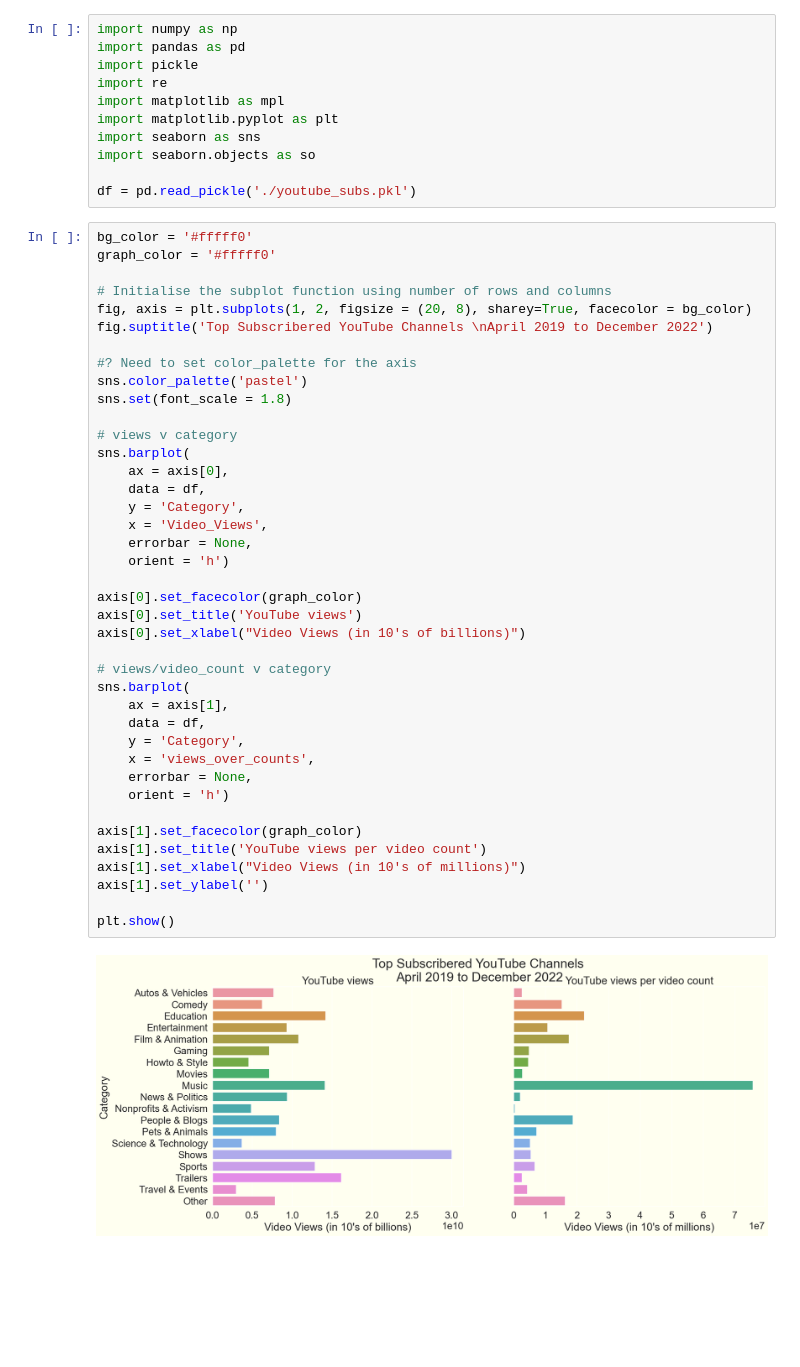
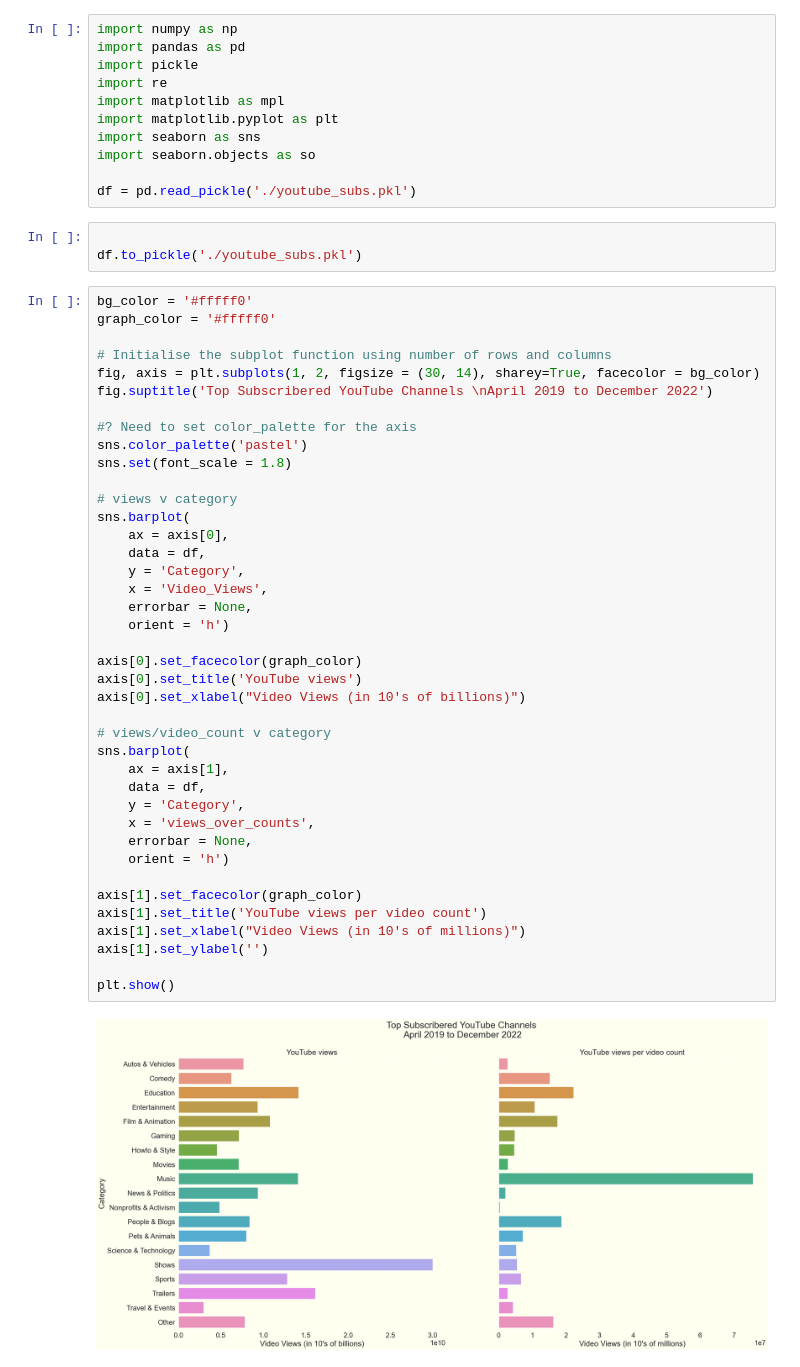
Before and after one commit to StephenBurke/youtube-subs, a Jupyter notebook: eda.ipynb, the cells around one changed output. Drawn from its saved outputs; the diff is of its cells as text; blank space fills up the shorter version.

```diff
--- a/eda.ipynb
+++ b/eda.ipynb
@@ -9,12 +9,15 @@ import seaborn as sns
 import seaborn.objects as so
 
 df = pd.read_pickle('./youtube_subs.pkl')
+# %%
+
+df.to_pickle('./youtube_subs.pkl')
 # %%
 bg_color = '#fffff0'
 graph_color = '#fffff0'
 
 # Initialise the subplot function using number of rows and columns
-fig, axis = plt.subplots(1, 2, figsize = (20, 8), sharey=True, facecolor = bg_color)
+fig, axis = plt.subplots(1, 2, figsize = (30, 14), sharey=True, facecolor = bg_color)
 fig.suptitle('Top Subscribered YouTube Channels \nApril 2019 to December 2022')
 
 #? Need to set color_palette for the axis
@@ -23,31 +26,31 @@ sns.set(font_scale = 1.8)
 
 # views v category
 sns.barplot(
     ax = axis[0],
     data = df,
     y = 'Category',
     x = 'Video_Views',
     errorbar = None,
     orient = 'h')
 
 axis[0].set_facecolor(graph_color)
 axis[0].set_title('YouTube views')
 axis[0].set_xlabel("Video Views (in 10's of billions)")
 
 # views/video_count v category
 sns.barplot(
     ax = axis[1],
     data = df,
     y = 'Category',
     x = 'views_over_counts',
     errorbar = None,
     orient = 'h')
 
 axis[1].set_facecolor(graph_color)
 axis[1].set_title('YouTube views per video count')
 axis[1].set_xlabel("Video Views (in 10's of millions)")
 axis[1].set_ylabel('')
 
 plt.show()
 # %% [output]
-[figure, old version]
+[figure, new version]
```
Also changed, not shown: parts of 1 cell of this notebook, 1 other file.
